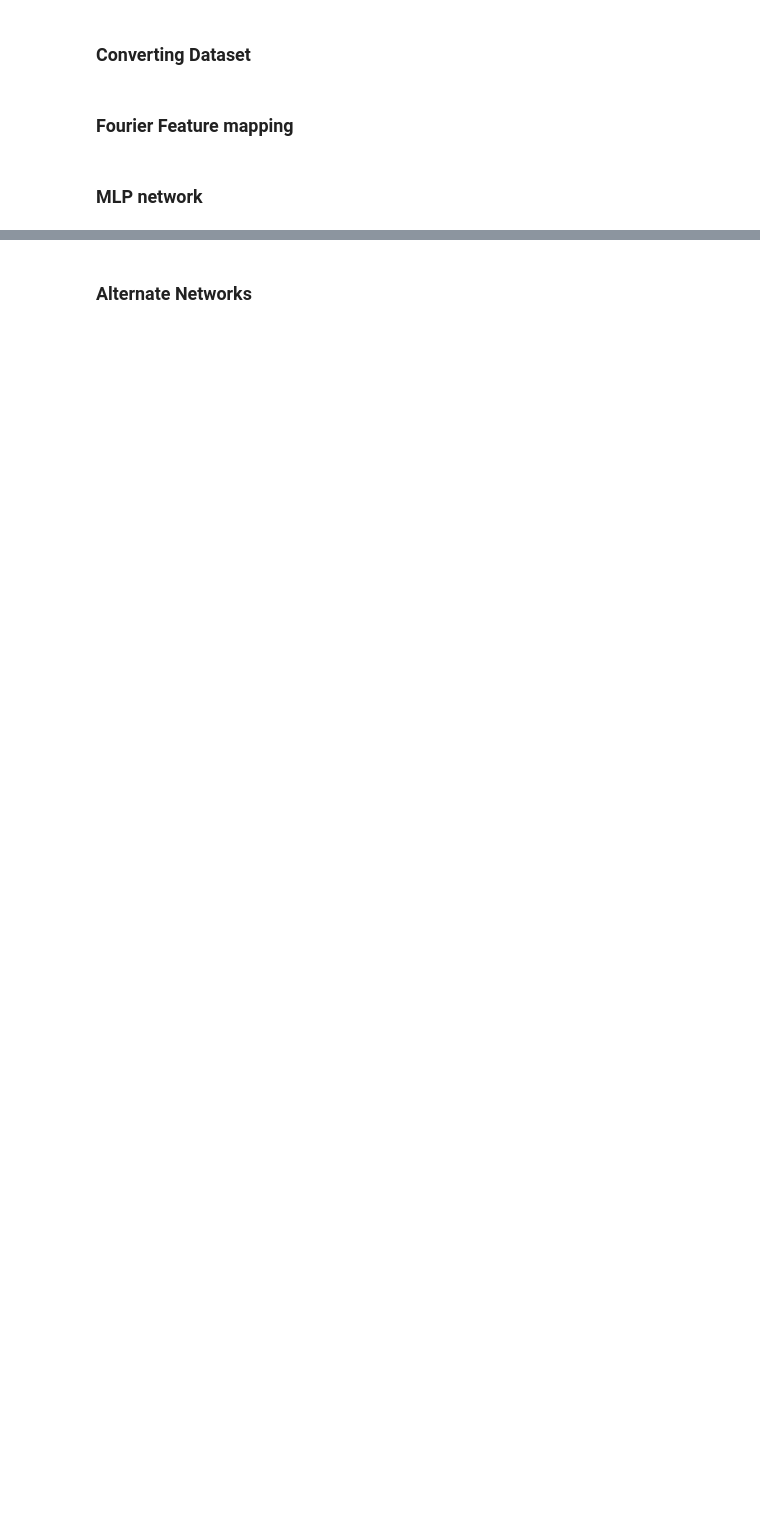
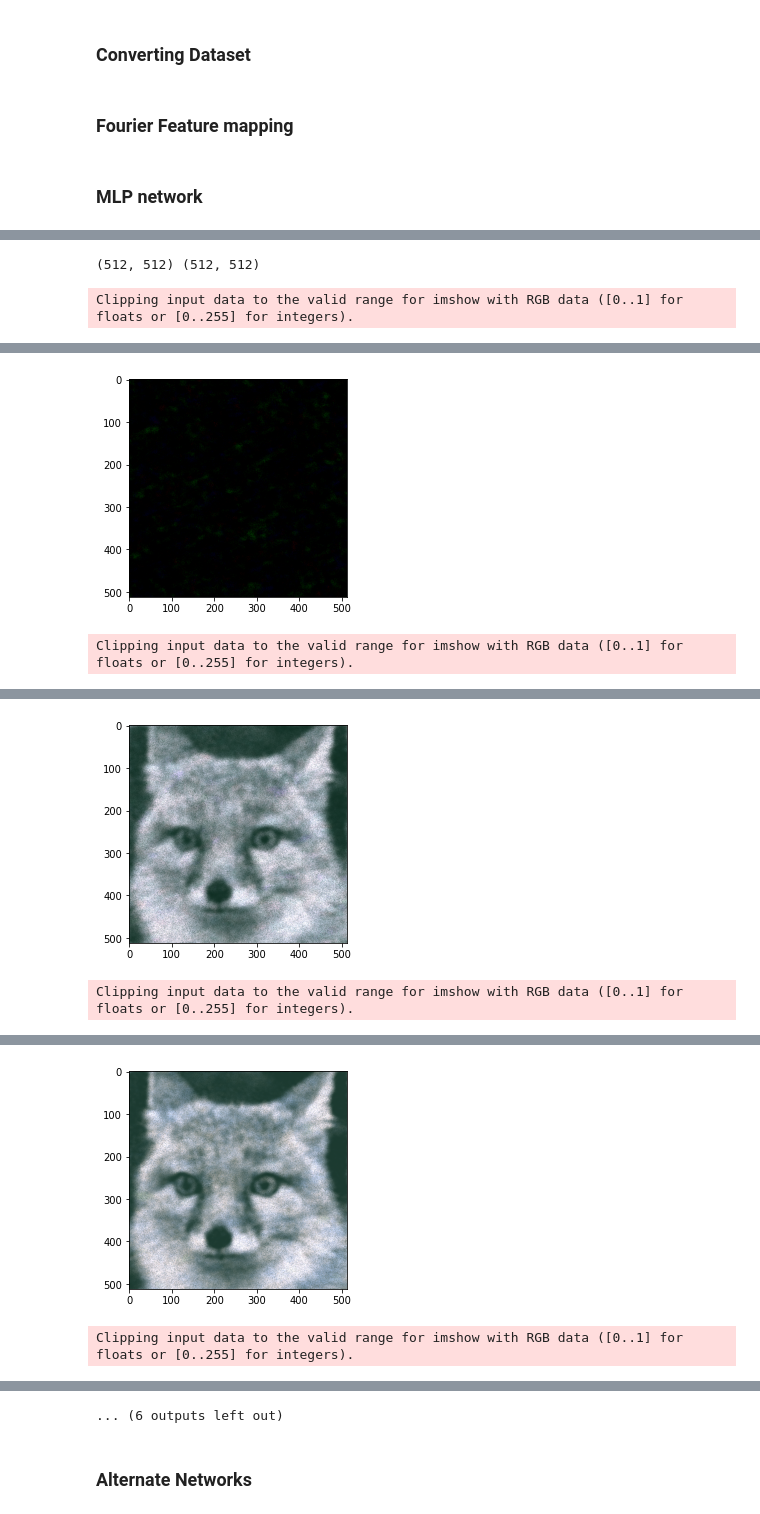
Before and after one commit to CadmusFlux/Implicit_neural_representation, a Jupyter notebook: alternate_network.ipynb, the cells around one changed output, grey strips where cells are left out. Saved outputs shown, nothing was run; the diff lists cells and outputs as text; code cells hidden in the pictures; blank space fills up the shorter version.

```diff
--- a/alternate_network.ipynb
+++ b/alternate_network.ipynb
@@ -123,0 +128,46 @@ class Net(nn.Module):
+# %%
+mapping_size = 64
+
+B_dict = {}
+#Standard network - no mapping
+# B_dict['none'] = None
+# # Basic mapping
+# B_dict['basic'] = torch.eye(2)
+# # Three different scales of Gaussian Fourier feature mappings
+B_gauss = torch.normal(0,1,size=(mapping_size,2))
+for scale in [10.]:
+    B_dict[f'gauss_{scale}'] = B_gauss * scale
+# %%
+xy_grid = torch.from_numpy(generate_pixel_coordinates(img))
+# %% [output]
+(512, 512) (512, 512)
+# %%
+for k in B_dict:
+    keys = k
+# %%
+train_x,train_y,test_x,test_y = batch_loader(xy_grid,img,B_dict,keys)
+# %%
+
+input = test_x.to(device)
+target = test_y.to(device)
+
+model = Net(input.shape[2]).to(device)
+optimizer = torch.optim.Adam(list(model.parameters()), lr=1e-2)
+
+
+for epoch in tqdm(range(501)):
+    optimizer.zero_grad()
+
+    generated = model(input)
+
+    loss = torch.nn.functional.l1_loss(target, generated)
+
+    loss.backward()
+    optimizer.step()
+
+    if epoch % 100 == 0:
+      print('Epoch %d, loss = %.03f' % (epoch, float(loss)))
+      plt.imshow(generated.detach().cpu().numpy())
+      plt.show()
+# %% [output]
+Clipping input data to the valid range for imshow with RGB data ([0..1] for floats or [0..255] for integers).
@@ -123,0 +175,2 @@ class Net(nn.Module):
+[figure, added]
+Clipping input data to the valid range for imshow with RGB data ([0..1] for floats or [0..255] for integers).
@@ -123,0 +178,2 @@ class Net(nn.Module):
+[figure, added]
+Clipping input data to the valid range for imshow with RGB data ([0..1] for floats or [0..255] for integers).
@@ -123,0 +181,2 @@ class Net(nn.Module):
+[figure, added]
+Clipping input data to the valid range for imshow with RGB data ([0..1] for floats or [0..255] for integers).
@@ -124,2 +185,3 @@ class Net(nn.Module):
+... (6 outputs left out)
 # %% [markdown]
 ### Alternate Networks
```
Also changed, not shown: parts of 28 cells of this notebook, 2 other files.
